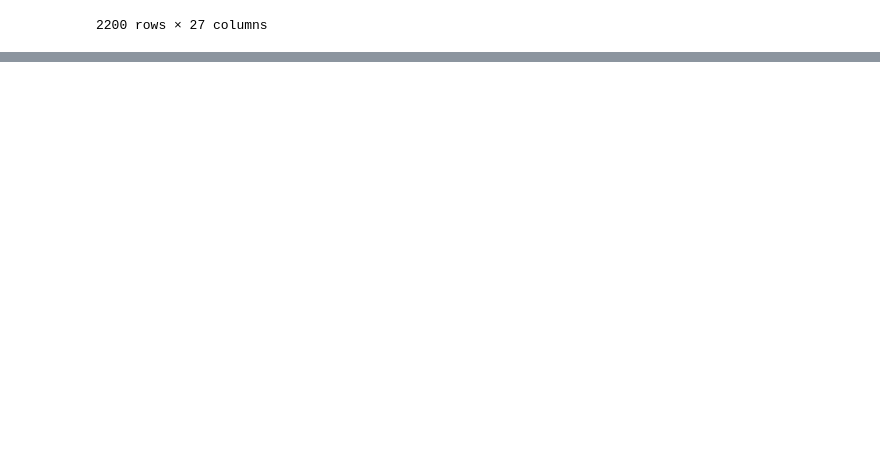
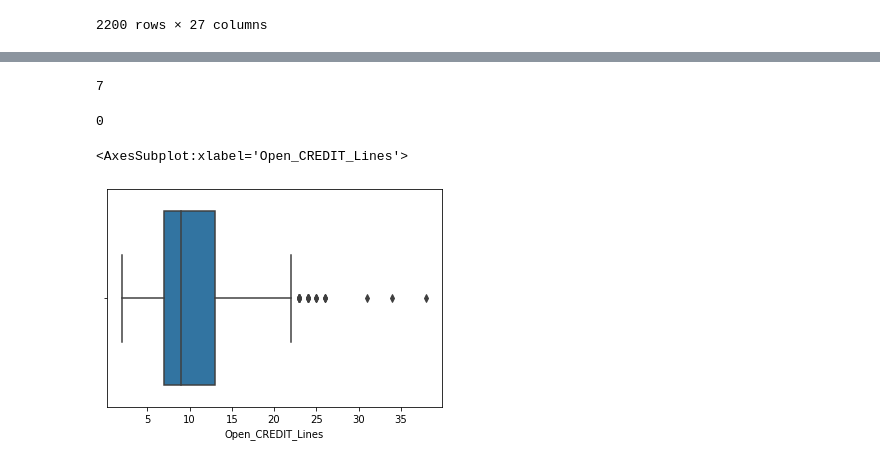
Before and after one commit to prashant4961/bank_interest_rate, a Jupyter notebook: bank_interest_rate.ipynb, the cells around one changed output, grey strips where cells are left out. Cells and saved outputs as stored; diff of their text form; code cells hidden in the pictures; blank space fills up the shorter version.

```diff
--- a/bank_interest_rate.ipynb
+++ b/bank_interest_rate.ipynb
@@ -386,0 +527,2 @@ df
+# %%
+df['FICO_Range_to']=df['FICO_Range_to'].astype(int)
@@ -386,0 +620,19 @@ df
+# %%
+df['Open_CREDIT_Lines'].isna().sum()
+# %% [output]
+7
+# %%
+median = df['Open_CREDIT_Lines'].median()
+# %%
+df['Open_CREDIT_Lines'].fillna(median,axis=0,inplace=True)
+# %%
+df['Open_CREDIT_Lines'].isna().sum()
+# %% [output]
+0
+# %%
+df['Open_CREDIT_Lines']=df['Open_CREDIT_Lines'].astype(int)
+# %%
+sns.boxplot(x=df['Open_CREDIT_Lines'])
+# %% [output]
+<AxesSubplot:xlabel='Open_CREDIT_Lines'>
+[figure, added]
```
Also changed, not shown: parts of 37 cells of this notebook, 1 other file.
